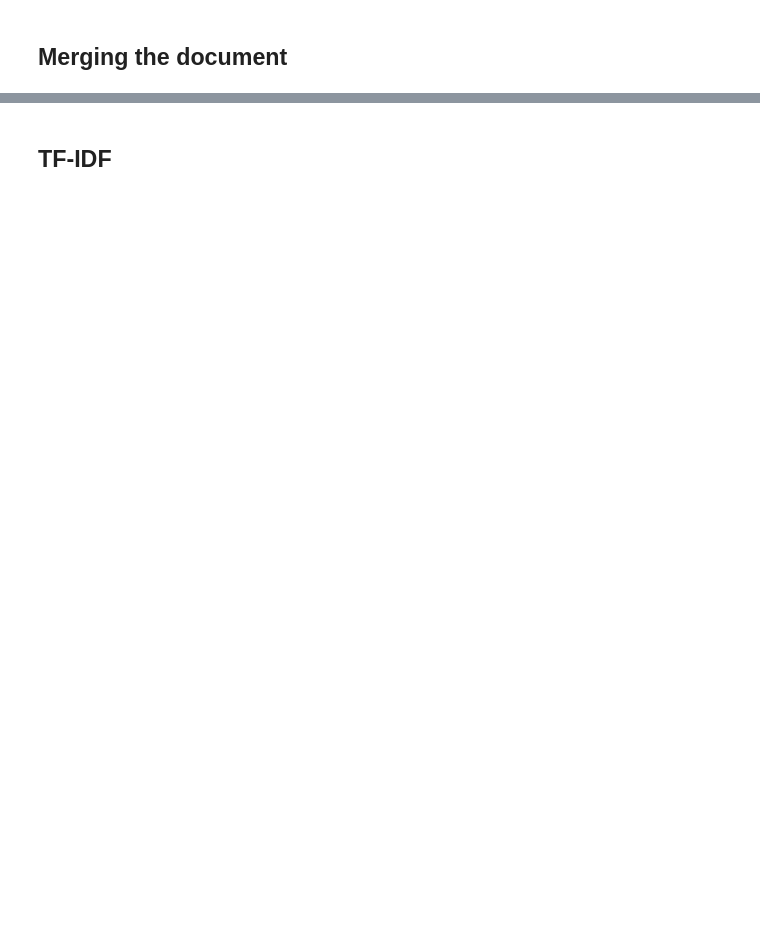
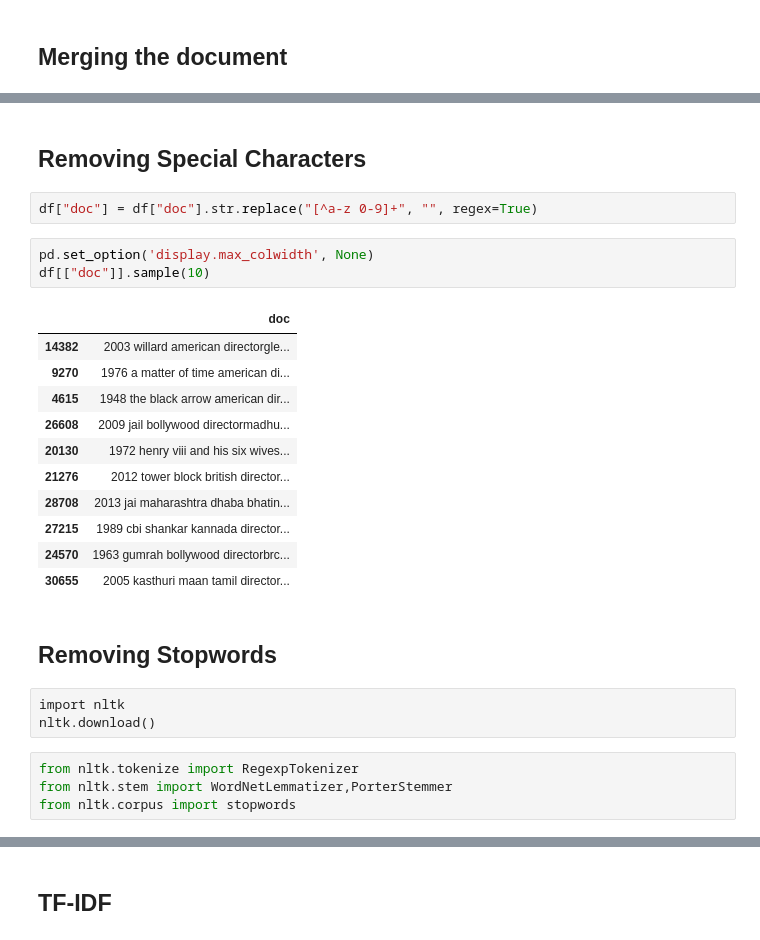
Before and after one commit to kavehbc/machine-learning-2, a Jupyter notebook: notebooks/21-nlp-movie-rec.ipynb, the cells around one changed output, grey strips where cells are left out. Drawn from its saved outputs; the diff is of its cells as text; blank space fills up the shorter version.

```diff
--- a/notebooks/21-nlp-movie-rec.ipynb
+++ b/notebooks/21-nlp-movie-rec.ipynb
@@ -122,0 +137,28 @@ df.sample(5)
+# %% [markdown]
+## Removing Special Characters
+# %%
+df["doc"] = df["doc"].str.replace("[^a-z 0-9]+", "", regex=True)
+# %%
+pd.set_option('display.max_colwidth', None)
+df[["doc"]].sample(10)
+# %% [output]
+|  | doc |
+| 14382 | 2003 willard american directorgle... |
+| 9270 | 1976 a matter of time american di... |
+| 4615 | 1948 the black arrow american dir... |
+| 26608 | 2009 jail bollywood directormadhu... |
+| 20130 | 1972 henry viii and his six wives... |
+| 21276 | 2012 tower block british director... |
+| 28708 | 2013 jai maharashtra dhaba bhatin... |
+| 27215 | 1989 cbi shankar kannada director... |
+| 24570 | 1963 gumrah bollywood directorbrc... |
+| 30655 | 2005 kasthuri maan tamil director... |
+# %% [markdown]
+## Removing Stopwords
+# %% [raw]
+import nltk
+nltk.download()
+# %%
+from nltk.tokenize import RegexpTokenizer
+from nltk.stem import WordNetLemmatizer,PorterStemmer
+from nltk.corpus import stopwords
```
Also changed, not shown: parts of 19 cells of this notebook, 1 other file.
